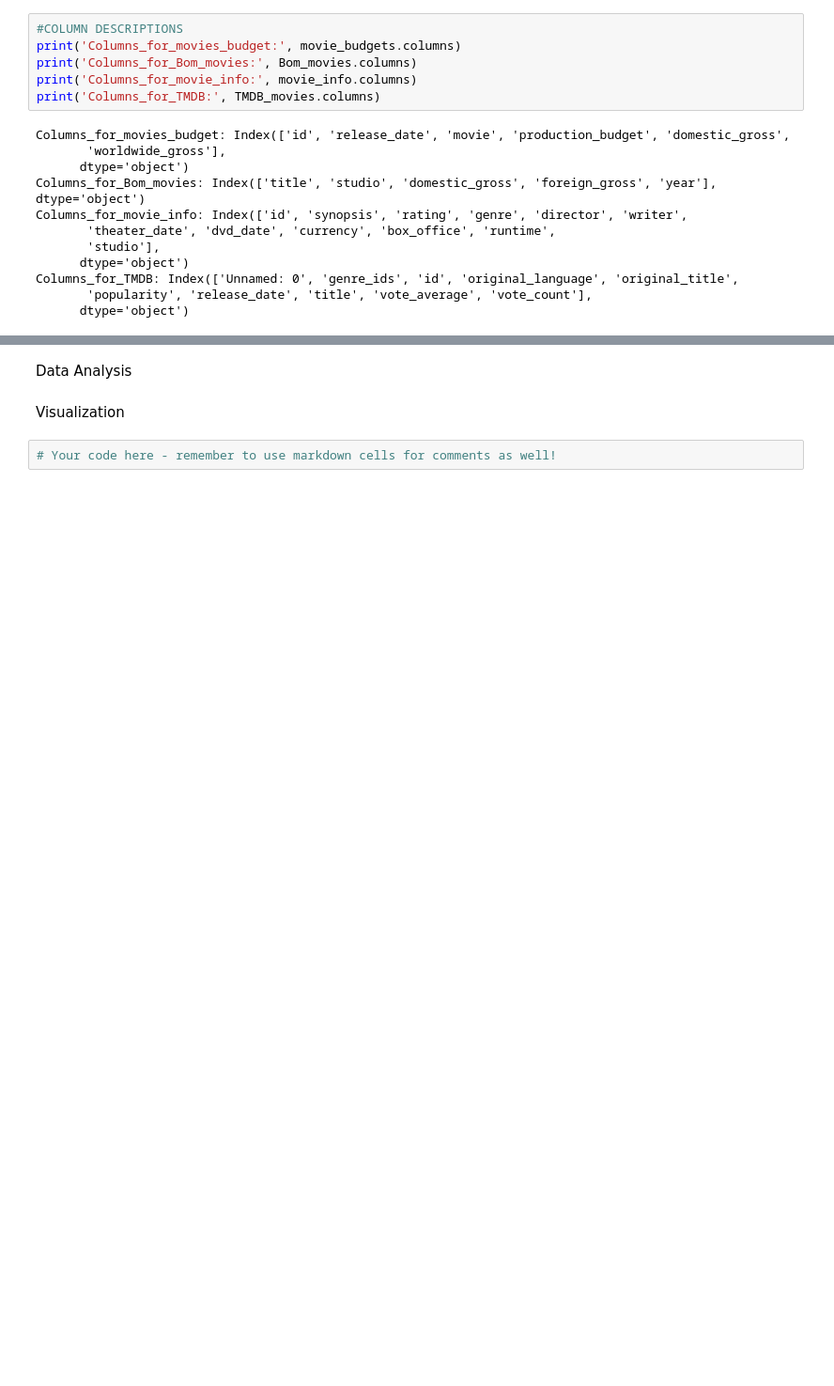
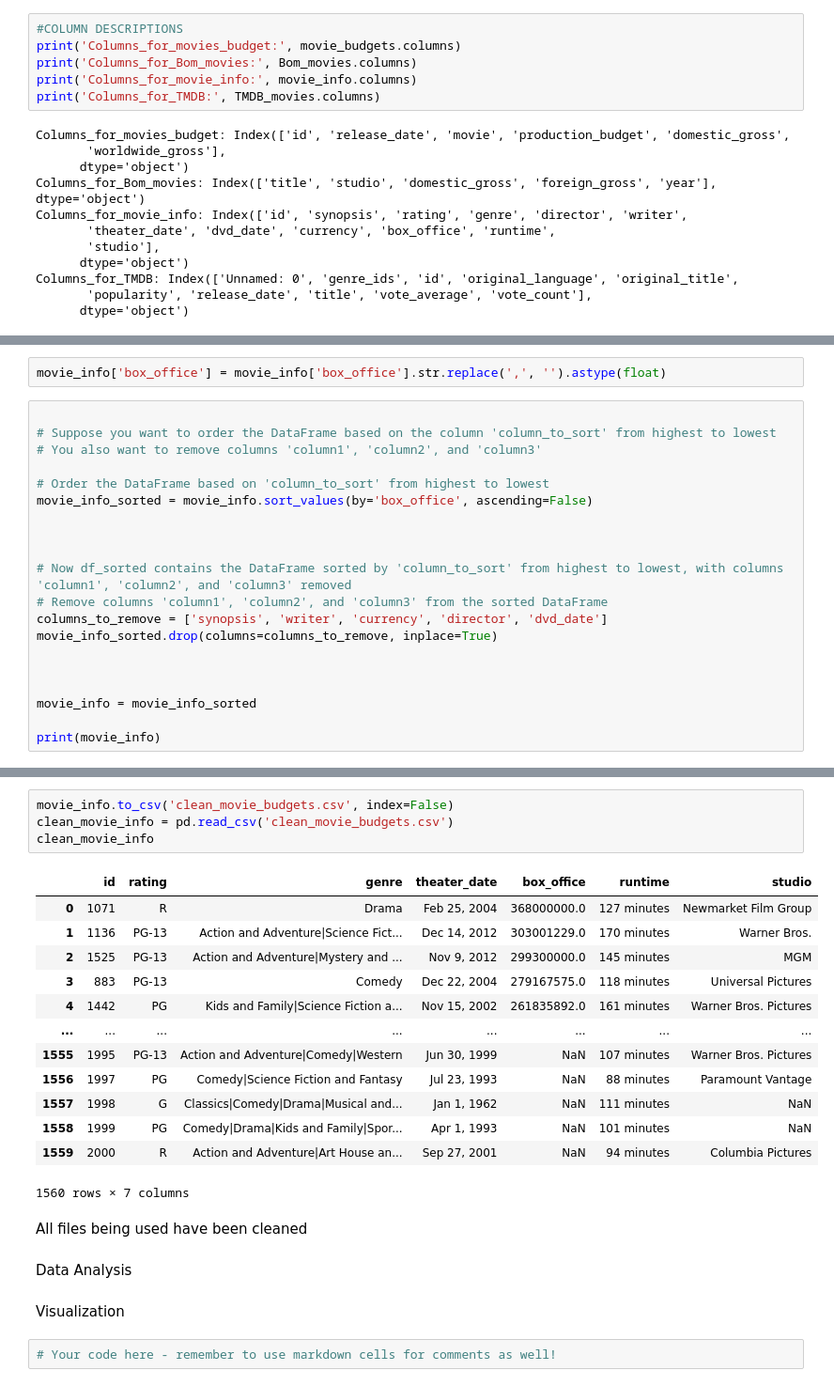
Before and after one commit to Ingavi39/dsc-phase-1-project-v2-4, a Jupyter notebook: student.ipynb, the cells around one changed output, grey strips where cells are left out. Shown: that part at 94% size. Cells and saved outputs as stored; diff of their text form; blank space fills up the shorter version.

```diff
--- a/student.ipynb
+++ b/student.ipynb
@@ -192,0 +275,22 @@ DESCRIBE THE LIMITATIONS OF THE DATA
+# %%
+movie_info['box_office'] = movie_info['box_office'].str.replace(',', '').astype(float)
+# %%
+
+# Suppose you want to order the DataFrame based on the column 'column_to_sort' from highest to lowest
+# You also want to remove columns 'column1', 'column2', and 'column3'
+
+# Order the DataFrame based on 'column_to_sort' from highest to lowest
+movie_info_sorted = movie_info.sort_values(by='box_office', ascending=False)
+
+
+
+# Now df_sorted contains the DataFrame sorted by 'column_to_sort' from highest to lowest, with columns 'column1', 'column2', and 'column3' removed
+# Remove columns 'column1', 'column2', and 'column3' from the sorted DataFrame
+columns_to_remove = ['synopsis', 'writer', 'currency', 'director', 'dvd_date']
+movie_info_sorted.drop(columns=columns_to_remove, inplace=True)
+
+
+
+movie_info = movie_info_sorted
+
+print(movie_info)
@@ -193,3 +315,23 @@ DESCRIBE THE LIMITATIONS OF THE DATA
+# %%
+movie_info.to_csv('clean_movie_budgets.csv', index=False)
+clean_movie_info = pd.read_csv('clean_movie_budgets.csv')
+clean_movie_info
+# %% [output]
+|  | id | rating | genre | theater_date | box_office | runtime | studio |
+| 0 | 1071 | R | Drama | Feb 25, 2004 | 368000000.0 | 127 minutes | Newmarket Film Group |
+| 1 | 1136 | PG-13 | Action and Adventure|Science Fict... | Dec 14, 2012 | 303001229.0 | 170 minutes | Warner Bros. |
+| 2 | 1525 | PG-13 | Action and Adventure|Mystery and ... | Nov 9, 2012 | 299300000.0 | 145 minutes | MGM |
+| 3 | 883 | PG-13 | Comedy | Dec 22, 2004 | 279167575.0 | 118 minutes | Universal Pictures |
+| 4 | 1442 | PG | Kids and Family|Science Fiction a... | Nov 15, 2002 | 261835892.0 | 161 minutes | Warner Bros. Pictures |
+| ... | ... | ... | ... | ... | ... | ... | ... |
+| 1555 | 1995 | PG-13 | Action and Adventure|Comedy|Western | Jun 30, 1999 | NaN | 107 minutes | Warner Bros. Pictures |
+| 1556 | 1997 | PG | Comedy|Science Fiction and Fantasy | Jul 23, 1993 | NaN | 88 minutes | Paramount Vantage |
+| 1557 | 1998 | G | Classics|Comedy|Drama|Musical and... | Jan 1, 1962 | NaN | 111 minutes | NaN |
+| 1558 | 1999 | PG | Comedy|Drama|Kids and Family|Spor... | Apr 1, 1993 | NaN | 101 minutes | NaN |
+| 1559 | 2000 | R | Action and Adventure|Art House an... | Sep 27, 2001 | NaN | 94 minutes | Columbia Pictures |
+1560 rows × 7 columns
+# %% [markdown]
+All files being used have been cleaned
 # %% [markdown]
 Data Analysis
 # %% [markdown]
```
Also changed, not shown: parts of 12 cells of this notebook, 1 other file.
